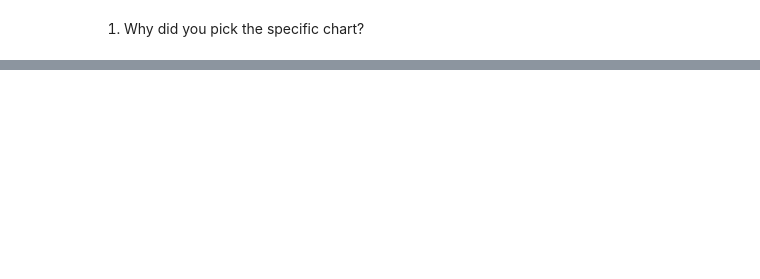
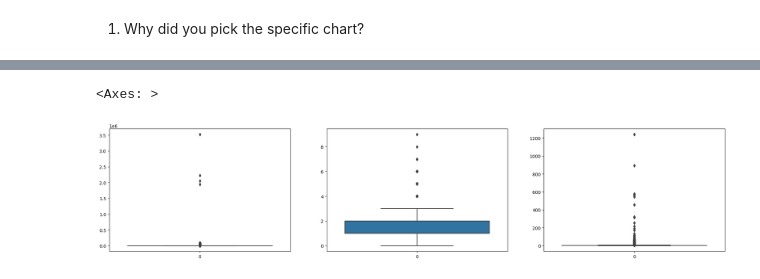
Before and after one commit to Dhanashree2002/Linear-Regression-Self-Project-, a Jupyter notebook: NYC_Taxi_Time_Prediction.ipynb, the cells around one changed output, grey strips where cells are left out. Cells and saved outputs as stored; diff of their text form; code cells hidden in the pictures; blank space fills up the shorter version.

```diff
--- a/NYC_Taxi_Time_Prediction.ipynb
+++ b/NYC_Taxi_Time_Prediction.ipynb
@@ -500,0 +653,9 @@ The lineplot, are used to represent the distribution of a set of values. They sh
+# %%
+#boxplot for visualizing for outliers
+fig,ax=plt.subplots(nrows=1,ncols=3,figsize=(25,5))
+sns.boxplot(taxi_df["trip_duration"],ax=ax[0])
+sns.boxplot(taxi_df['passenger_count'],ax=ax[1])
+sns.boxplot(taxi_df['distance'],ax=ax[2])
+# %% [output]
+<Axes: >
+[figure, added]
```
Also changed, not shown: parts of 62 cells of this notebook.
